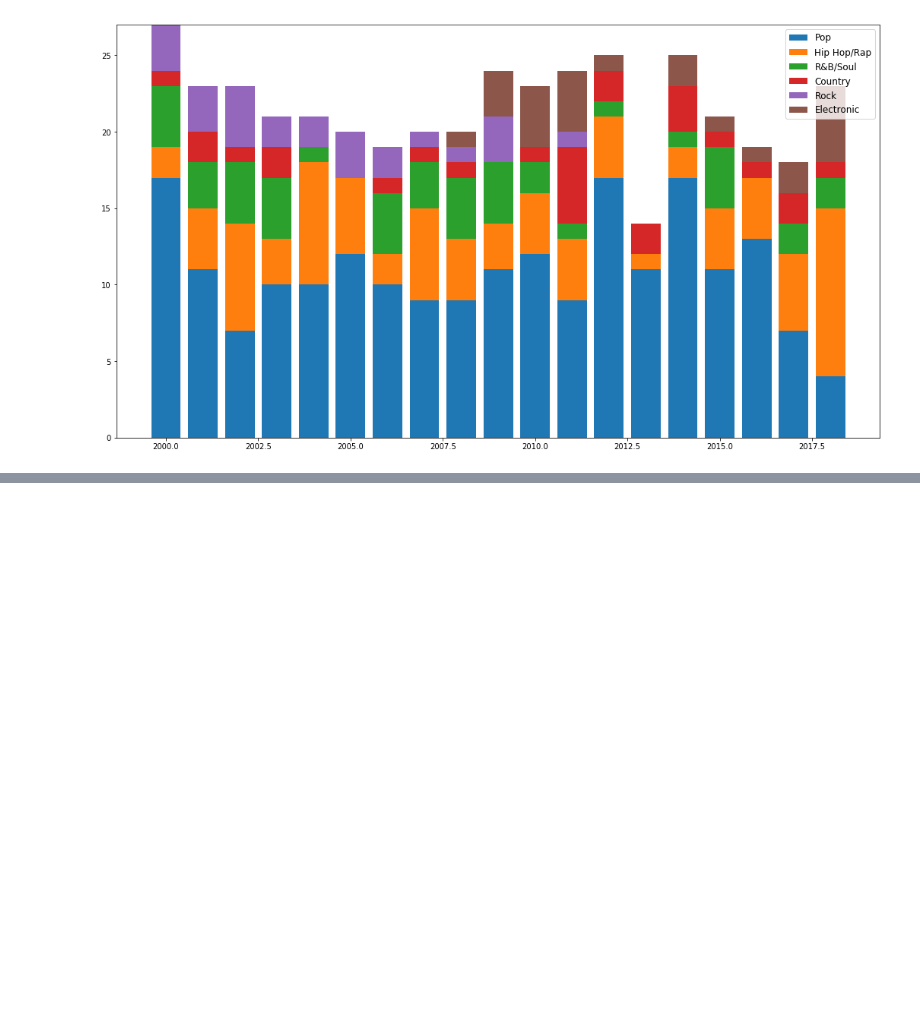
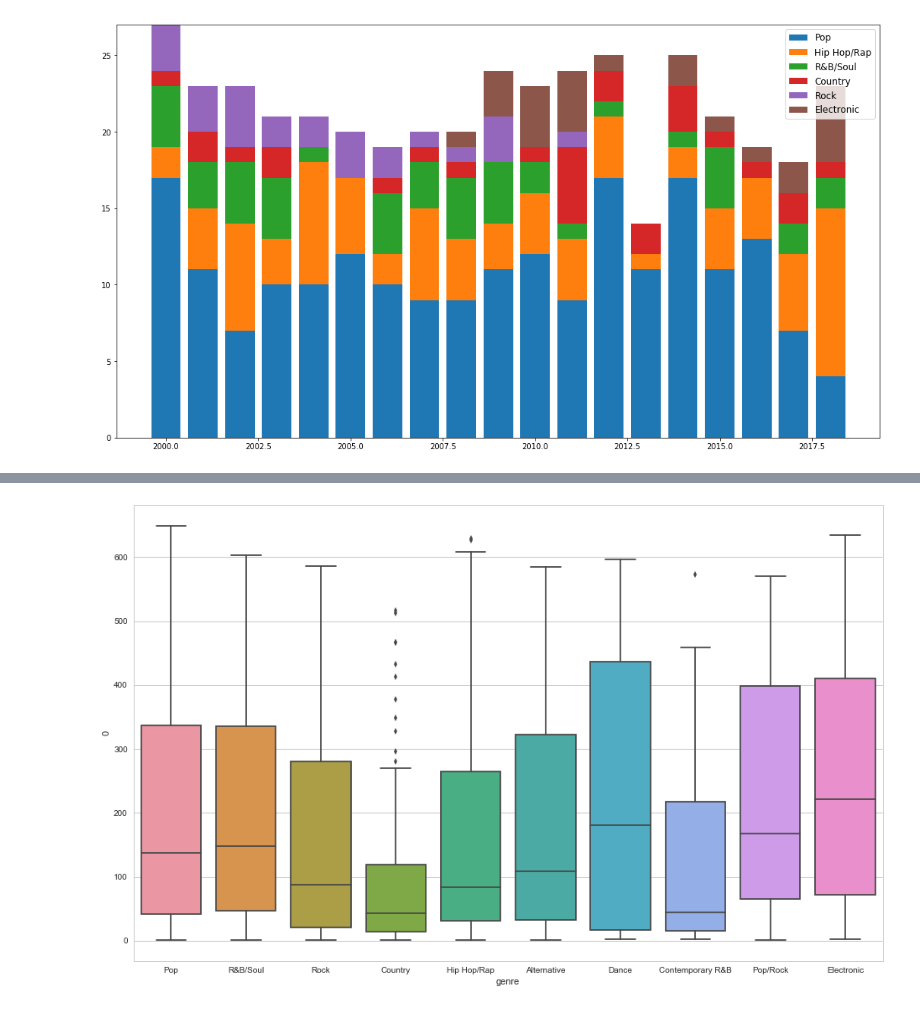
Before and after one commit to MSBigData2019-TeamAkhenaton/projet, a Jupyter notebook: Notebook_hit_music.ipynb, the cells around one changed output, grey strips where cells are left out. Saved outputs shown, nothing was run; the diff lists cells and outputs as text; code cells hidden in the pictures; blank space fills up the shorter version.

```diff
--- a/Notebook_hit_music.ipynb
+++ b/Notebook_hit_music.ipynb
@@ -221,0 +270,5 @@ plt.show()
+# %%
+genre_success = df.loc[:, ['genre', '0']].groupby('genre').count()
+genre_success[genre_success['0'] > 5]
+efficiency=df.loc[:, ['genre', '0']].groupby('genre').mean()[genre_success['0'] > 10]
+efficiency.sort_values('0', ascending=False)
@@ -221,0 +288,14 @@ plt.show()
+# %%
+genres=list(genre_success[genre_success['0'] > 10].index)
+# %%
+genres_imp=[]
+for i,j in enumerate(df[['0', 'genre']]['genre']):
+    if j in genres:
+        genres_imp.append(i)
+# %%
+import seaborn as sns
+plt.figure(figsize=[16, 10])
+sns.set(style="whitegrid")
+ax = sns.boxplot(x="genre", y="0", data=df[['0', 'genre']].iloc[genres_imp,:])
+# %% [output]
+[figure, added]
```
Also changed, not shown: parts of 6 cells of this notebook.
